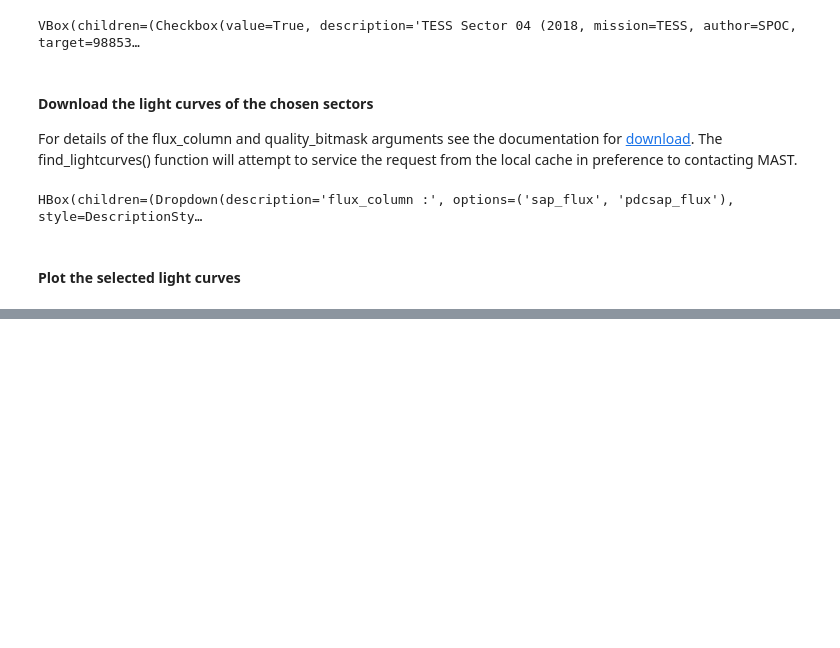
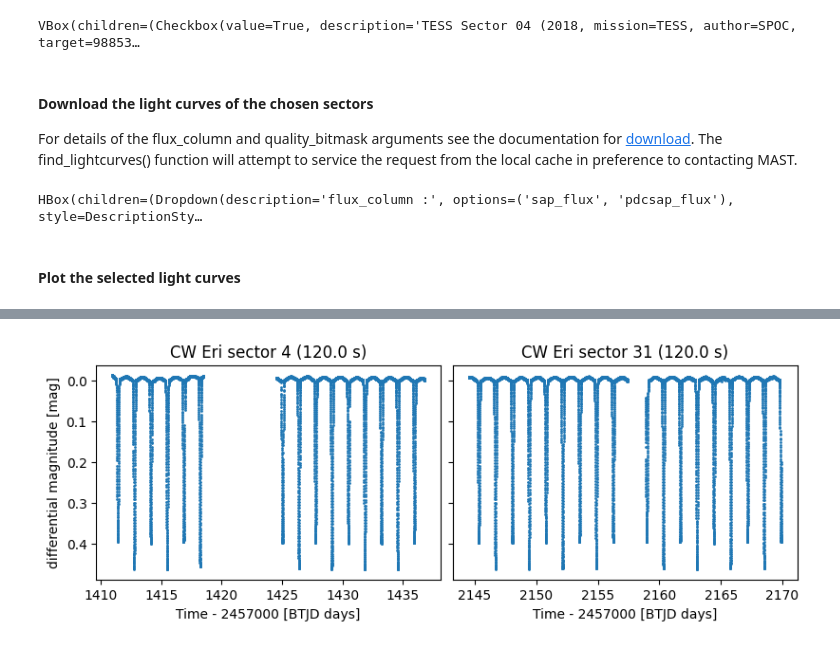
Before and after one commit to SteveOv/modebs, a Jupyter notebook: deb-view.ipynb, the cells around one changed output, grey strips where cells are left out. Drawn from its saved outputs; the diff is of its cells as text; code cells hidden in the pictures; blank space fills up the shorter version.

```diff
--- a/deb-view.ipynb
+++ b/deb-view.ipynb
@@ -87,0 +101,5 @@ plt.close(fig) # Comment this out if using %matplotlib widget to enable interact
+# %%
+# Mask out any datapoints with flux of NaN or < 0
+mask_lcs = lk.LightCurveCollection([
+    lc[create_invalid_flux_mask(lc) & ((lc.time <= Time(1420, format="btjd", scale="tdb")) | (lc.time >= Time(1424, format="btjd", scale="tdb")))] for lc in lcs
+])
@@ -87,0 +119,18 @@ plt.close(fig) # Comment this out if using %matplotlib widget to enable interact
+# %%
+rows = int(np.ceil(len(lcs) / (cols := 2)))
+fig, axes = plt.subplots(rows, cols, figsize=(8, 3*rows), sharey=True, constrained_layout=True)
+axes = [axes] if isinstance(axes, Axes) else axes.flatten()
+
+for ix, (ax, lc) in enumerate(zip_longest(axes, mask_lcs)):
+    if ix < len(lcs):
+        lc.scatter(ax=ax, column="delta_mag", label=None)
+        ax.set_ylabel(None if ix % cols else "differential magnitude [mag]")
+        ax.set_title(f"{target} sector {lc.meta['SECTOR']} ({lc.meta['FRAMETIM']*lc.meta['NUM_FRM'] * u.s})")
+        if ix == 0:
+            ax.invert_yaxis()
+    else:
+        ax.axis("off")
+plt.show()
+plt.close(fig) # Comment this out if using %matplotlib widget to enable interactive plot
+# %% [output]
+[figure, added]
```
Also changed, not shown: parts of 6 cells of this notebook, 1 other file.
